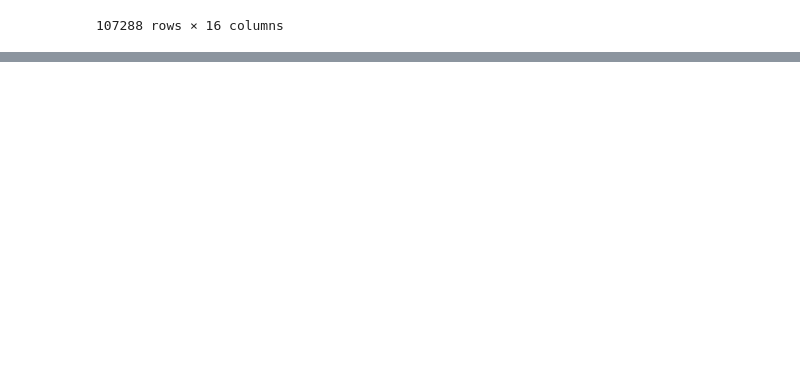
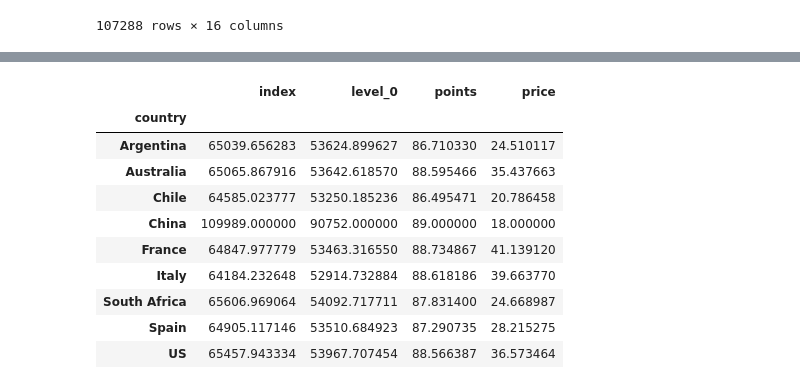
Before and after one commit to marieo31/Project_wine2, a Jupyter notebook: python/outliers_region_selection.ipynb, the cells around one changed output, grey strips where cells are left out. Saved outputs shown, nothing was run; the diff lists cells and outputs as text; code cells hidden in the pictures; blank space fills up the shorter version.

```diff
--- a/python/outliers_region_selection.ipynb
+++ b/python/outliers_region_selection.ipynb
@@ -91,0 +124,14 @@ df.loc[df["points"]==100].describe()
+# %%
+df.groupby("country").mean()
+# %% [output]
+|  | index | level_0 | points | price |
+| country |  |  |  |  |
+| Argentina | 65039.656283 | 53624.899627 | 86.710330 | 24.510117 |
+| Australia | 65065.867916 | 53642.618570 | 88.595466 | 35.437663 |
+| Chile | 64585.023777 | 53250.185236 | 86.495471 | 20.786458 |
+| China | 109989.000000 | 90752.000000 | 89.000000 | 18.000000 |
+| France | 64847.977779 | 53463.316550 | 88.734867 | 41.139120 |
+| Italy | 64184.232648 | 52914.732884 | 88.618186 | 39.663770 |
+| South Africa | 65606.969064 | 54092.717711 | 87.831400 | 24.668987 |
+| Spain | 64905.117146 | 53510.684923 | 87.290735 | 28.215275 |
+| US | 65457.943334 | 53967.707454 | 88.566387 | 36.573464 |
```
Also changed, not shown: parts of 4 cells of this notebook.
